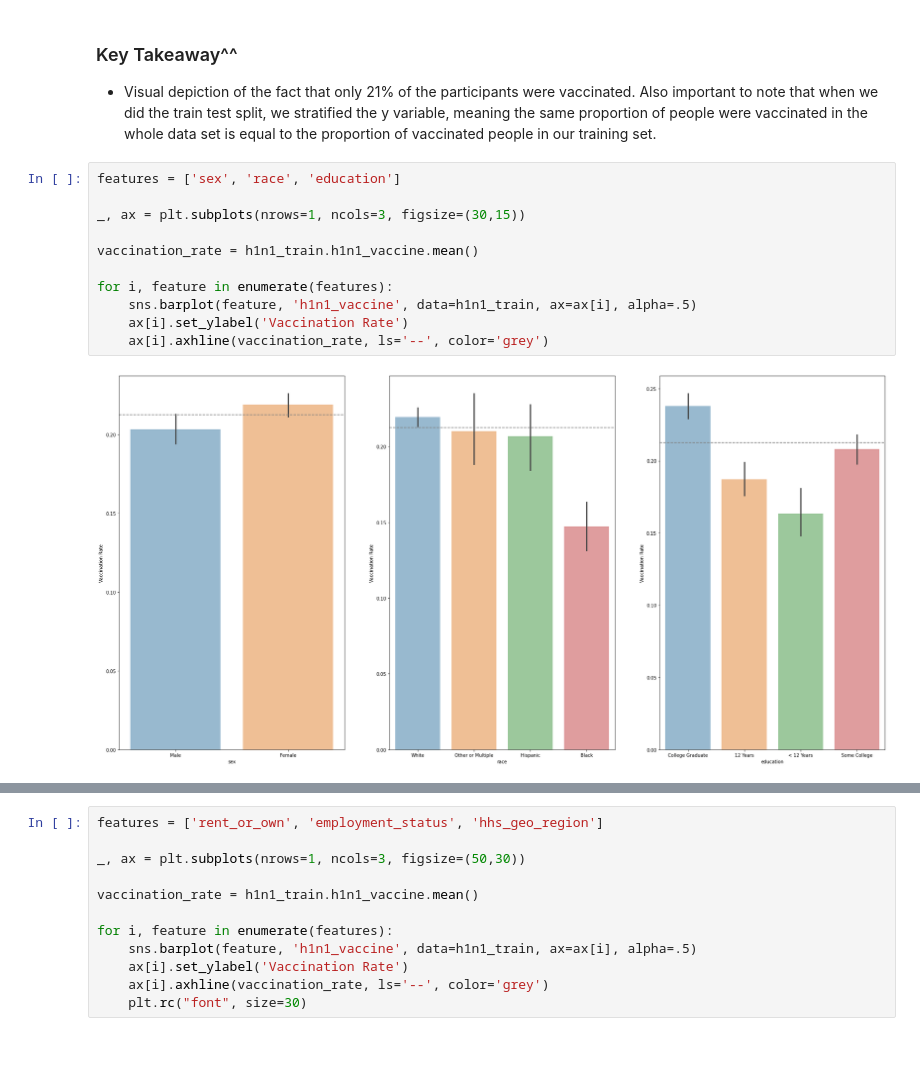
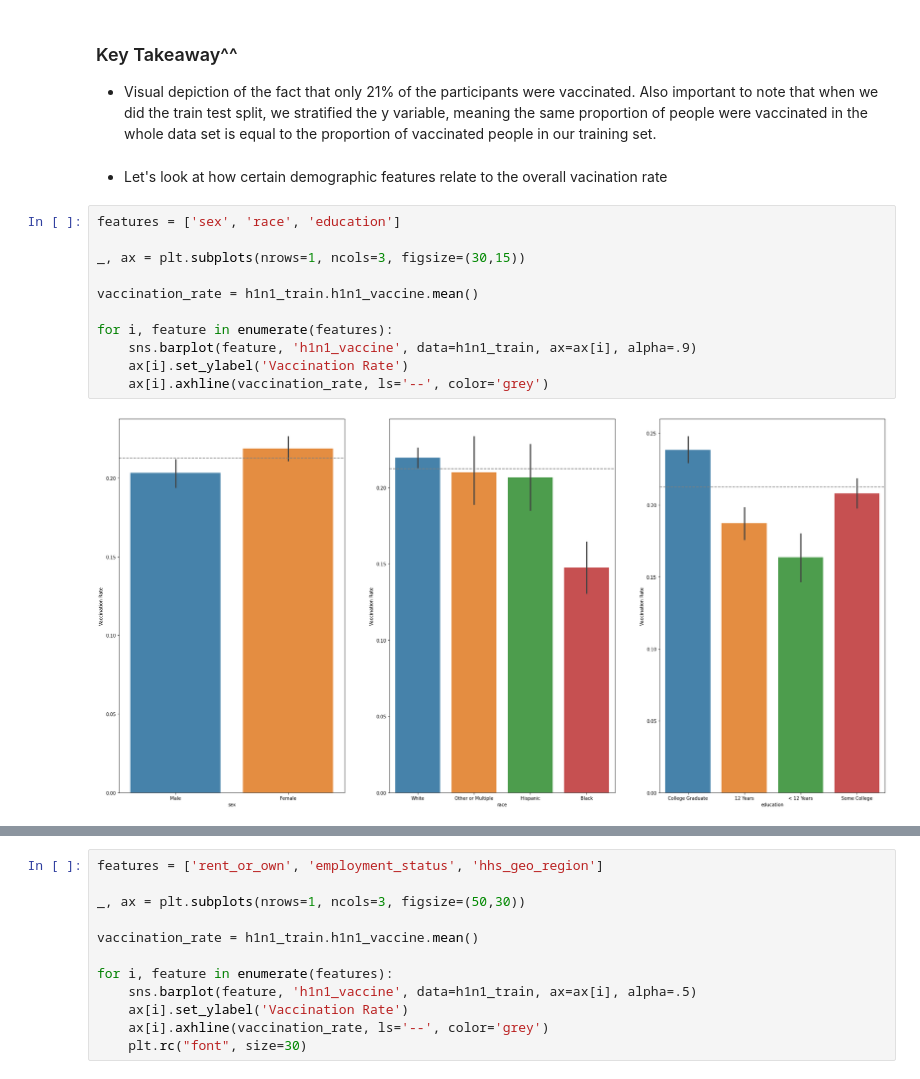
Before and after one commit to JadaShipp/predicting_flu, a Jupyter notebook: explore.ipynb, the cells around one changed output, grey strips where cells are left out. Cells and saved outputs as stored; diff of their text form; blank space fills up the shorter version.

Commit message:
added takeaway for first set of barplots

```diff
--- a/explore.ipynb
+++ b/explore.ipynb
@@ -136,16 +136,18 @@ Text(0.5, 1.0, "Distirbution of Patients' Vaccine Status")
 # %% [markdown]
 ### Key Takeaway^^
 - Visual depiction of the fact that only 21% of the participants were vaccinated. Also important to note that when we did the train test split, we stratified the y variable, meaning the same proportion of people were vaccinated in the whole data set is equal to the proportion of vaccinated people in our training set.
+# %% [markdown]
+- Let's look at how certain demographic features relate to the overall vacination rate
 # %%
 features = ['sex', 'race', 'education']
 
 _, ax = plt.subplots(nrows=1, ncols=3, figsize=(30,15))
 
 vaccination_rate = h1n1_train.h1n1_vaccine.mean()
 
 for i, feature in enumerate(features):
-    sns.barplot(feature, 'h1n1_vaccine', data=h1n1_train, ax=ax[i], alpha=.5)
+    sns.barplot(feature, 'h1n1_vaccine', data=h1n1_train, ax=ax[i], alpha=.9)
     ax[i].set_ylabel('Vaccination Rate')
     ax[i].axhline(vaccination_rate, ls='--', color='grey')
 # %% [output]
-[figure, old version]
+[figure, new version]
```
Also changed, not shown: parts of 4 cells of this notebook.
